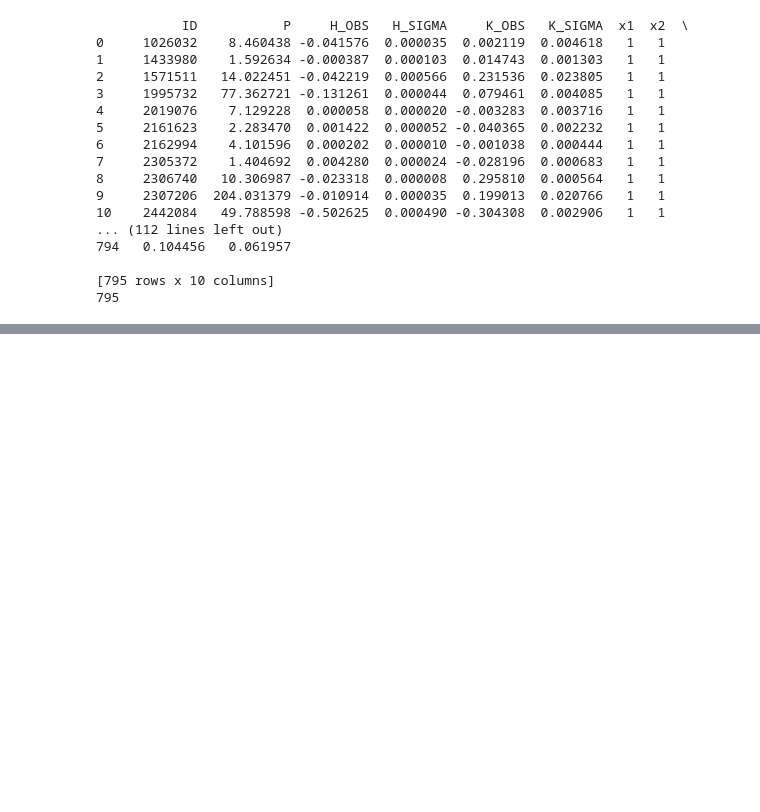
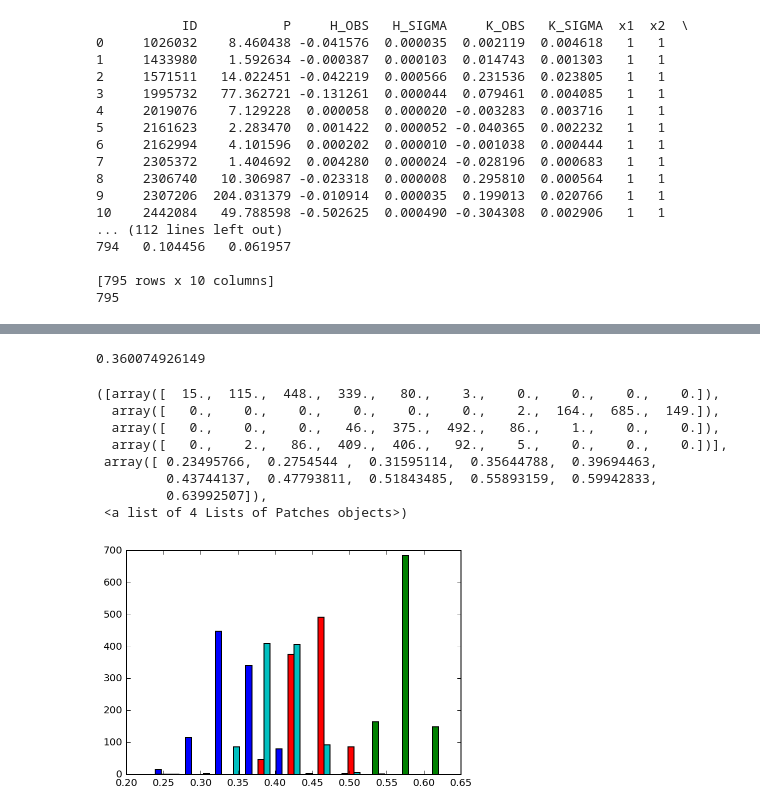
Before and after one commit to mshabram/LSST-DSFP-Session-4, a Jupyter notebook: codes/3. HBM Breakpoint Population Model.ipynb, the cells around one changed output, grey strips where cells are left out. Drawn from its saved outputs; the diff is of its cells as text; code cells hidden in the pictures; blank space fills up the shorter version.

```diff
--- a/codes/3. HBM Breakpoint Population Model.ipynb
+++ b/codes/3. HBM Breakpoint Population Model.ipynb
@@ -152 +150,22 @@ sampling: iterations 23836 of 40000, elapsed 0:09:44, remaining 0:06:36
+# %%
+iters=iterations
+chain_thin = 100
+start = int(iters-1000)
+esigma_low = np.where(samples_JAGS['e_sigma_a'][0,start::,:] <= samples_JAGS['e_sigma_a'][1,start::,:], samples_JAGS['e_sigma_a'][0,start::,:], samples_JAGS['e_sigma_a'][1,start::,:])
+esigma_hi = np.where(samples_JAGS['e_sigma_a'][0,start::,:] > samples_JAGS['e_sigma_a'][1,start::,:], samples_JAGS['e_sigma_a'][0,start::,:], samples_JAGS['e_sigma_a'][1,start::,:])
+f_low = np.where(samples_JAGS['e_sigma_a'][0,start::,:] <= samples_JAGS['e_sigma_a'][1,start::,:], samples_JAGS['f_a'][0,start::,:], samples_JAGS['f_a'][1,start::,:])
+f_hi = np.where(samples_JAGS['e_sigma_a'][0,start::,:] > samples_JAGS['e_sigma_a'][1,start::,:], samples_JAGS['f_a'][0,start::,:], samples_JAGS['f_a'][1,start::,:])
+print(np.min(f_hi))
+plt.hist(f_low)
+# %% [output]
+0.360074926149
+([array([  15.,  115.,  448.,  339.,   80.,    3.,    0.,    0.,    0.,    0.]),
+  array([   0.,    0.,    0.,    0.,    0.,    0.,    2.,  164.,  685.,  149.]),
+  array([   0.,    0.,    0.,   46.,  375.,  492.,   86.,    1.,    0.,    0.]),
+  array([   0.,    2.,   86.,  409.,  406.,   92.,    5.,    0.,    0.,    0.])],
+ array([ 0.23495766,  0.2754544 ,  0.31595114,  0.35644788,  0.39694463,
+         0.43744137,  0.47793811,  0.51843485,  0.55893159,  0.59942833,
+         0.63992507]),
+ <a list of 4 Lists of Patches objects>)
+[figure, added]
 # %%
```
Also changed, not shown: parts of 4 cells of this notebook.
